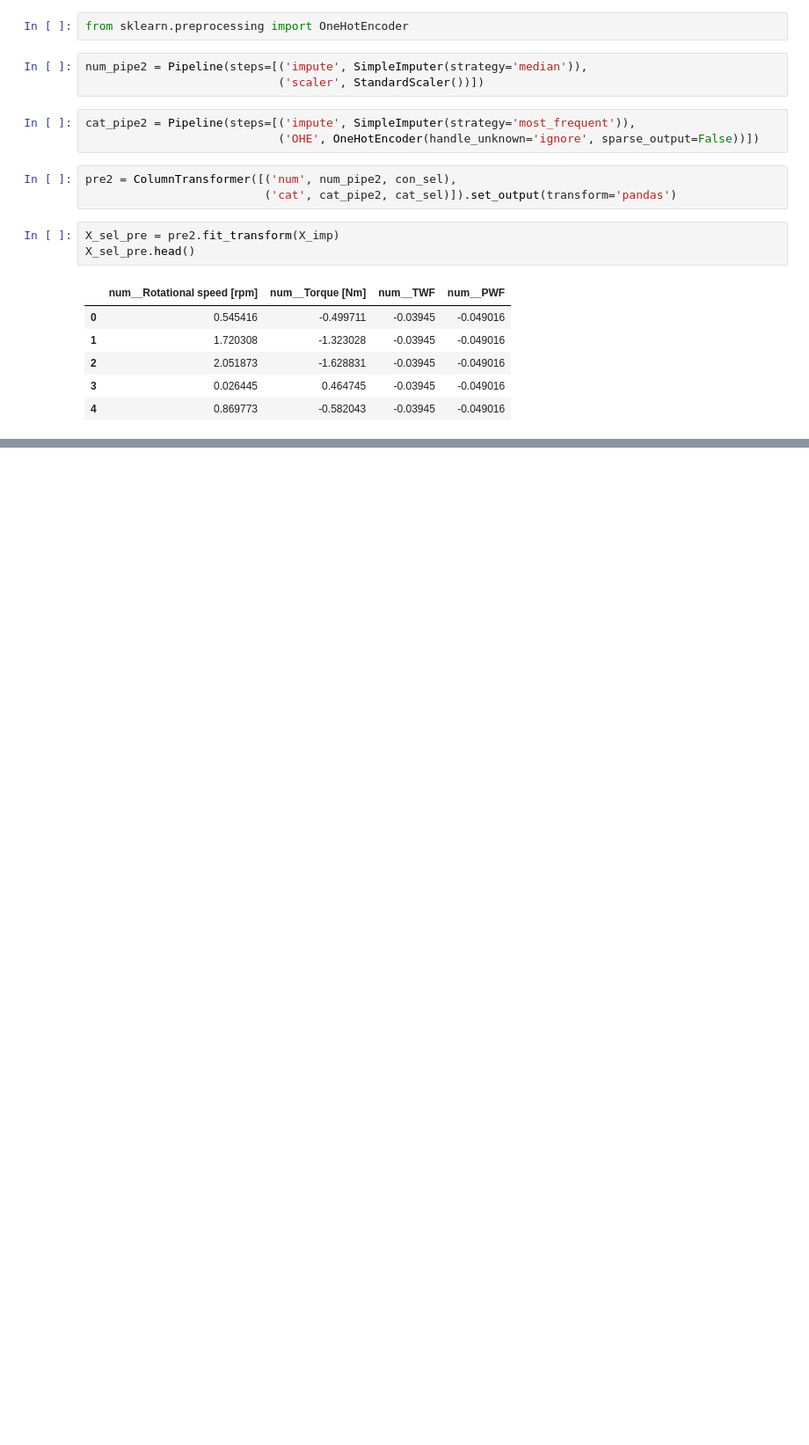
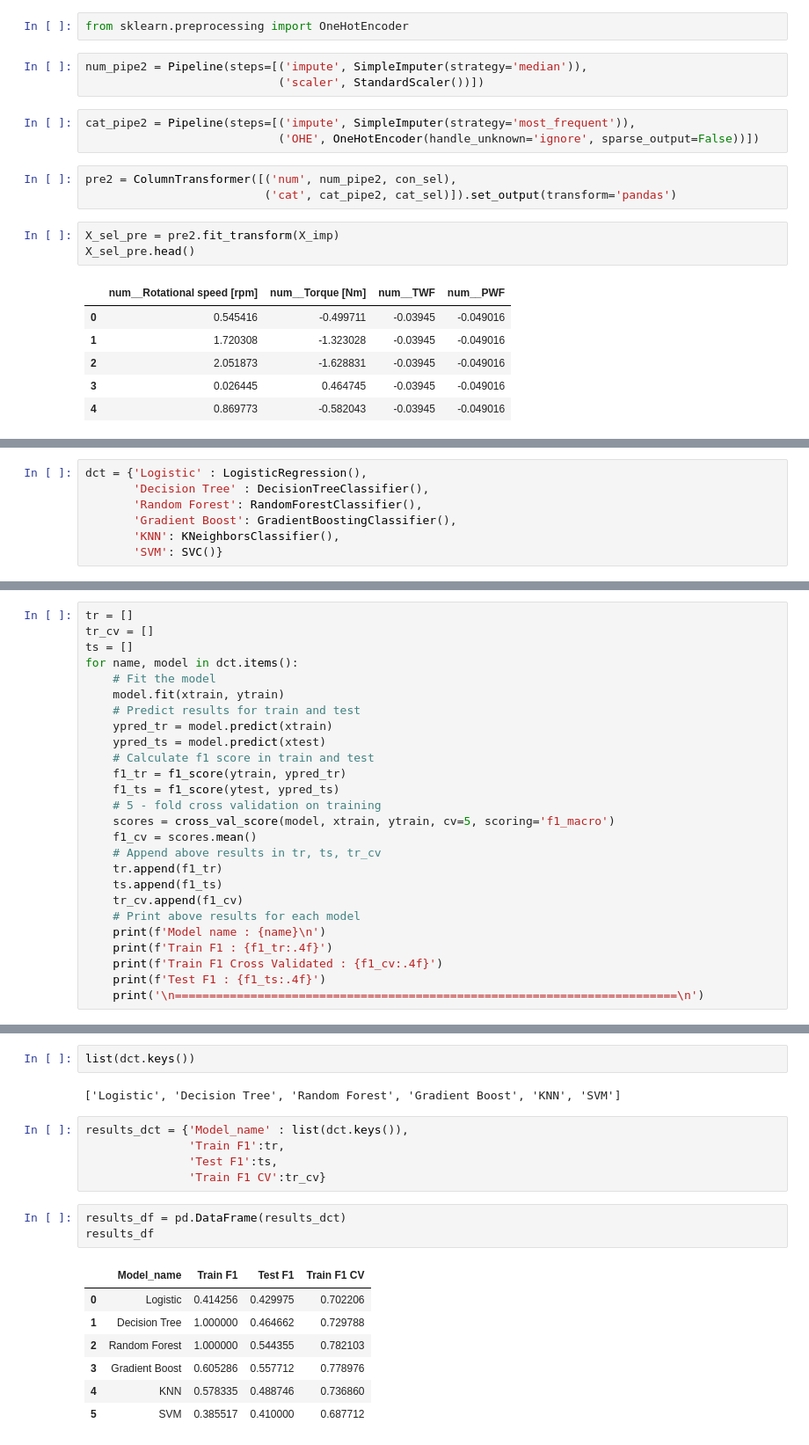
Before and after one commit to Rutuja68/Vscode-6-8-pm, a Jupyter notebook: machine failure Data/project.ipynb, the cells around one changed output, grey strips where cells are left out. Shown at 88% size. Cells and saved outputs as stored; diff of their text form; blank space fills up the shorter version.

```diff
--- a/machine failure Data/project.ipynb
+++ b/machine failure Data/project.ipynb
@@ -234,0 +294,7 @@ X_sel_pre.head()
+# %%
+dct = {'Logistic' : LogisticRegression(),
+       'Decision Tree' : DecisionTreeClassifier(),
+       'Random Forest': RandomForestClassifier(),
+       'Gradient Boost': GradientBoostingClassifier(),
+       'KNN': KNeighborsClassifier(),
+       'SVM': SVC()}
@@ -234,0 +312,26 @@ X_sel_pre.head()
+# %%
+tr = []
+tr_cv = []
+ts = []
+for name, model in dct.items():
+    # Fit the model
+    model.fit(xtrain, ytrain)
+    # Predict results for train and test
+    ypred_tr = model.predict(xtrain)
+    ypred_ts = model.predict(xtest)
+    # Calculate f1 score in train and test
+    f1_tr = f1_score(ytrain, ypred_tr)
+    f1_ts = f1_score(ytest, ypred_ts)
+    # 5 - fold cross validation on training
+    scores = cross_val_score(model, xtrain, ytrain, cv=5, scoring='f1_macro')
+    f1_cv = scores.mean()
+    # Append above results in tr, ts, tr_cv
+    tr.append(f1_tr)
+    ts.append(f1_ts)
+    tr_cv.append(f1_cv)
+    # Print above results for each model
+    print(f'Model name : {name}\n')
+    print(f'Train F1 : {f1_tr:.4f}')
+    print(f'Train F1 Cross Validated : {f1_cv:.4f}')
+    print(f'Test F1 : {f1_ts:.4f}')
+    print('\n=========================================================================\n')
@@ -234,0 +394,20 @@ X_sel_pre.head()
+# %%
+list(dct.keys())
+# %% [output]
+['Logistic', 'Decision Tree', 'Random Forest', 'Gradient Boost', 'KNN', 'SVM']
+# %%
+results_dct = {'Model_name' : list(dct.keys()),
+               'Train F1':tr,
+               'Test F1':ts,
+               'Train F1 CV':tr_cv}
+# %%
+results_df = pd.DataFrame(results_dct)
+results_df
+# %% [output]
+|  | Model_name | Train F1 | Test F1 | Train F1 CV |
+| 0 | Logistic | 0.414256 | 0.429975 | 0.702206 |
+| 1 | Decision Tree | 1.000000 | 0.464662 | 0.729788 |
+| 2 | Random Forest | 1.000000 | 0.544355 | 0.782103 |
+| 3 | Gradient Boost | 0.605286 | 0.557712 | 0.778976 |
+| 4 | KNN | 0.578335 | 0.488746 | 0.736860 |
+| 5 | SVM | 0.385517 | 0.410000 | 0.687712 |
```
Also changed, not shown: parts of 27 cells of this notebook, 7 other files.
